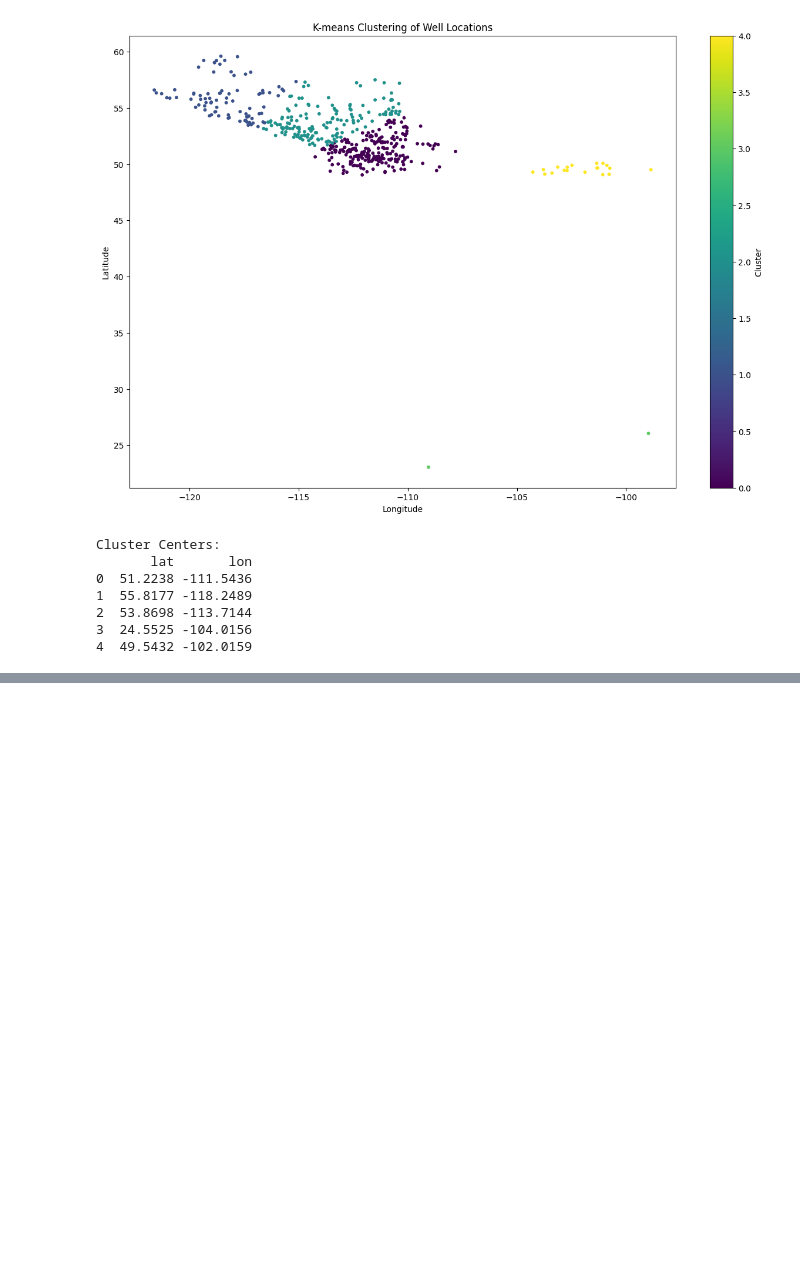
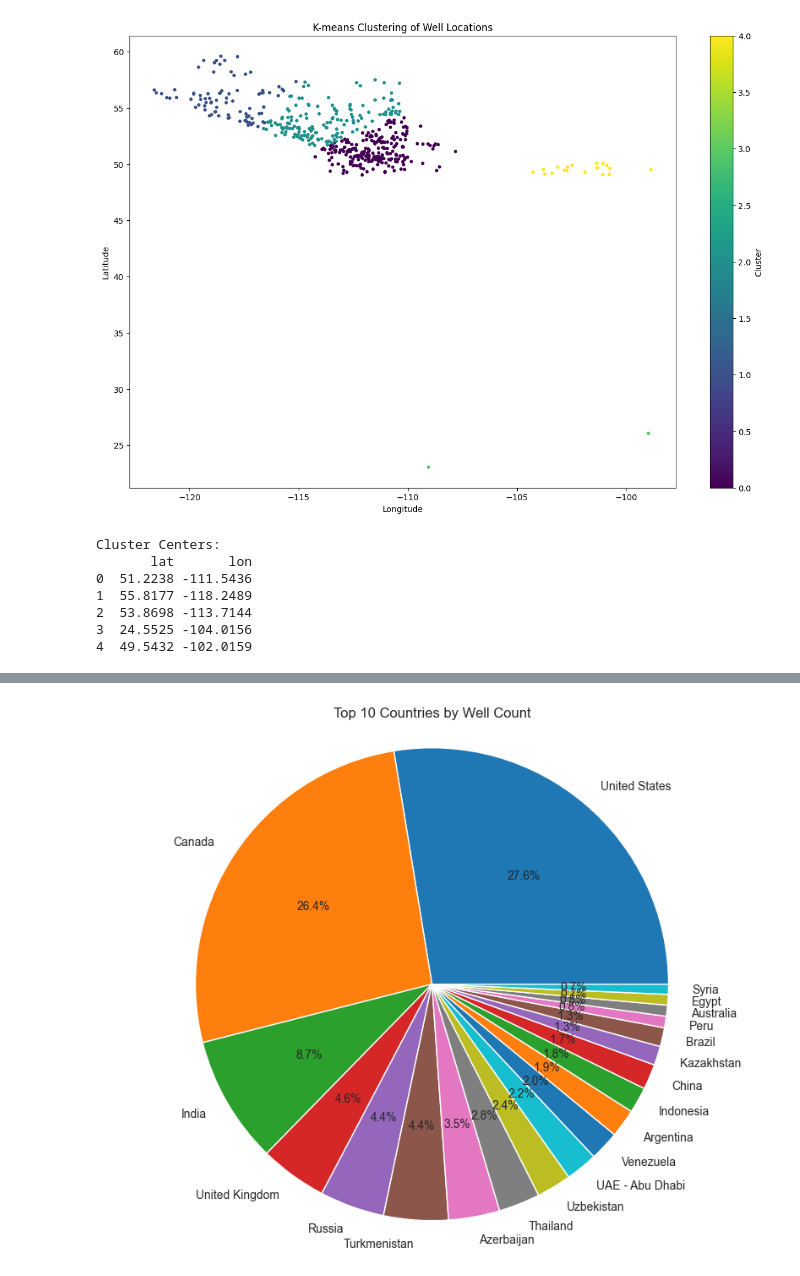
Before and after one commit to benhunt19/data-science-project, a Jupyter notebook: dataExploration.ipynb, the cells around one changed output, grey strips where cells are left out. Drawn from its saved outputs; the diff is of its cells as text; code cells hidden in the pictures; blank space fills up the shorter version.

```diff
--- a/dataExploration.ipynb
+++ b/dataExploration.ipynb
@@ -331,0 +394,25 @@ Cluster Centers:
+# %%
+# Identify common columns that can be used as join keys
+common_fields = list(set(wells_df.columns) & set(wells_report_df.columns))
+
+# Perform an outer join using lat/lon as the join keys
+# Round coordinates to 6 decimal places to account for small differences
+merged_df = pd.merge(
+    wells_df,
+    wells_report_df,
+    how='outer',
+    left_on=['surface_latitude', 'surface_longitude'],
+    right_on=['lat', 'lon'],
+    suffixes=('_wells', '_adhoc')
+)
+merged_df.drop_duplicates(inplace=True)
+# print(merged_df['country_wells'].value_counts()['United States'])
+
+# Display info about the merged dataframe
+print(f"Original shapes: wells_df={wells_df.shape}, wells_report_df={wells_report_df.shape}")
+print(f"Merged shape: {merged_df.shape}")
+# merged_clean = merged_df.loc[:, ['uwi','country_wells', 'country_wells',  'lat', 'lon', 'surface_latitude', 'surface_longitude']].copy().drop_duplicates()
+merged_df['lon'].fillna(merged_df['surface_longitude'], inplace=True)
+merged_df['lat'].fillna(merged_df['surface_latitude'], inplace=True)
+merged_df['country_adhoc'].fillna(merged_df['country_wells'], inplace=True)
+merged_df.drop_duplicates(inplace=True)
@@ -331,0 +459,10 @@ Cluster Centers:
+# %%
+# Pie chart of the merged data by country
+count_by_country = merged_df['country_adhoc'].value_counts()
+plt.figure(figsize=(10, 8))
+plt.pie(count_by_country.head(20), labels=count_by_country.head(20).index, autopct='%1.1f%%')
+plt.title('Top 10 Countries by Well Count')
+plt.axis('equal')
+plt.show()
+# %% [output]
+[figure, added]
```
Also changed, not shown: parts of 5 cells of this notebook.
